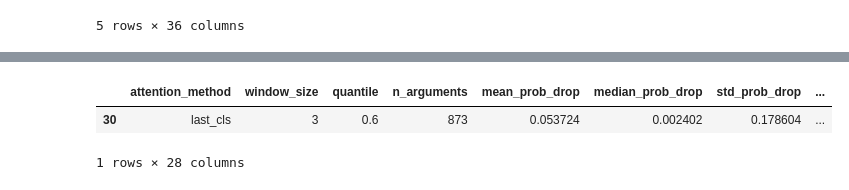
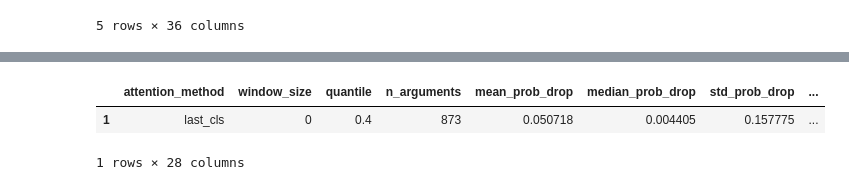
Before and after one commit to Karbs08/Localizing-Inappropriateness-in-Arguments, a Jupyter notebook: methods/attention_spans.ipynb, the cells around one changed output, grey strips where cells are left out. Cells and saved outputs as stored; diff of their text form; code cells hidden in the pictures.

```diff
--- a/methods/attention_spans.ipynb
+++ b/methods/attention_spans.ipynb
@@ -734,33 +1457,12 @@ def build_span_level_df(argument_results):
 # %%
-dev_df = pd.concat(
-    [train_df, val_df],
-    ignore_index=True
-)
-
-train_tp_positions = train_df.index[
-    train_df["confusion_type"] == "TP"
-].tolist()
-
-val_tp_positions = val_df.index[
-    val_df["confusion_type"] == "TP"
-].tolist()
-
-dev_tp_positions = dev_df.index[
-    dev_df["confusion_type"] == "TP"
-].tolist()
-
-print("Training examples:", len(train_df))
-print("Training true positives:", len(train_tp_positions))
-print("Validation examples:", len(val_df))
-print("Validation true positives:", len(val_tp_positions))
-
 dev_tp_results = run_attention_config_on_indices(
     df=dev_df,
     matrix_positions=dev_tp_positions,
     attention_methods=ATTENTION_METHODS,
     quantile_values=QUANTILE_VALUES,
     window_size_values=WINDOW_SIZE_VALUES,
-    mask_token=MASK_TOKEN
+    mask_token=MASK_TOKEN,
+    attention_cache=dev_attention_cache
 )
 
 dev_tp_argument_df = build_argument_level_df(dev_tp_results)
@@ -1184,14 +1882,14 @@ Saved plot: /Users/karsten/Workspace/Localizing-Inappropriateness-in-Arguments/r
 # This is not the final config yet.
 # It is only used for qualitative inspection before word-boundary post-processing.
 
-BEST_ATTENTION_METHOD = "rollout"
-BEST_QUANTILE = 0.4
-BEST_WINDOW_SIZE = 0
+RAW_BEST_ATTENTION_METHOD = "rollout"
+RAW_BEST_QUANTILE = 0.4
+RAW_BEST_WINDOW_SIZE = 0
 
 selected_config_summary_raw = dev_config_summary[
-    (dev_config_summary["attention_method"] == BEST_ATTENTION_METHOD) &
-    (dev_config_summary["quantile"] == BEST_QUANTILE) &
-    (dev_config_summary["window_size"] == BEST_WINDOW_SIZE)
+    (dev_config_summary["attention_method"] == RAW_BEST_ATTENTION_METHOD) &
+    (dev_config_summary["quantile"] == RAW_BEST_QUANTILE) &
+    (dev_config_summary["window_size"] == RAW_BEST_WINDOW_SIZE)
 ]
 
 display(selected_config_summary_raw)
@@ -2089,8 +2847,7 @@ def apply_word_boundary_to_argument_results(argument_results):
 
     if len(masked_texts_to_score) > 0:
         masked_predictions = predict_with_pipeline(
-            texts=masked_texts_to_score,
-            classifier=pipe,
+            masked_texts_to_score,
             batch_size=BATCH_SIZE
         )
 
@@ -2453,19 +3213,19 @@ Saved plot: /Users/karsten/Workspace/Localizing-Inappropriateness-in-Arguments/r
 # %%
 # Final config after repeating validation with word-boundary post-processing.
 # Set these values based on the plots and summary above.
 
 BEST_ATTENTION_METHOD = "last_cls"
-BEST_QUANTILE = 0.6
-BEST_WINDOW_SIZE = 3
+BEST_QUANTILE = 0.4
+BEST_WINDOW_SIZE = 0
 
 selected_config_summary_word_boundary = dev_config_summary_word_boundary[
     (dev_config_summary_word_boundary["attention_method"] == BEST_ATTENTION_METHOD) &
     (dev_config_summary_word_boundary["quantile"] == BEST_QUANTILE) &
     (dev_config_summary_word_boundary["window_size"] == BEST_WINDOW_SIZE)
 ]
 
 display(selected_config_summary_word_boundary)
 # %% [output]
 |  | attention_method | window_size | quantile | n_arguments | mean_prob_drop | median_prob_drop | std_prob_drop | ... |
-| 30 | last_cls | 3 | 0.6 | 873 | 0.053724 | 0.002402 | 0.178604 | ... |
+| 1 | last_cls | 0 | 0.4 | 873 | 0.050718 | 0.004405 | 0.157775 | ... |
 1 rows × 28 columns
```
Also changed, not shown: parts of 92 cells of this notebook, 4 other files.
